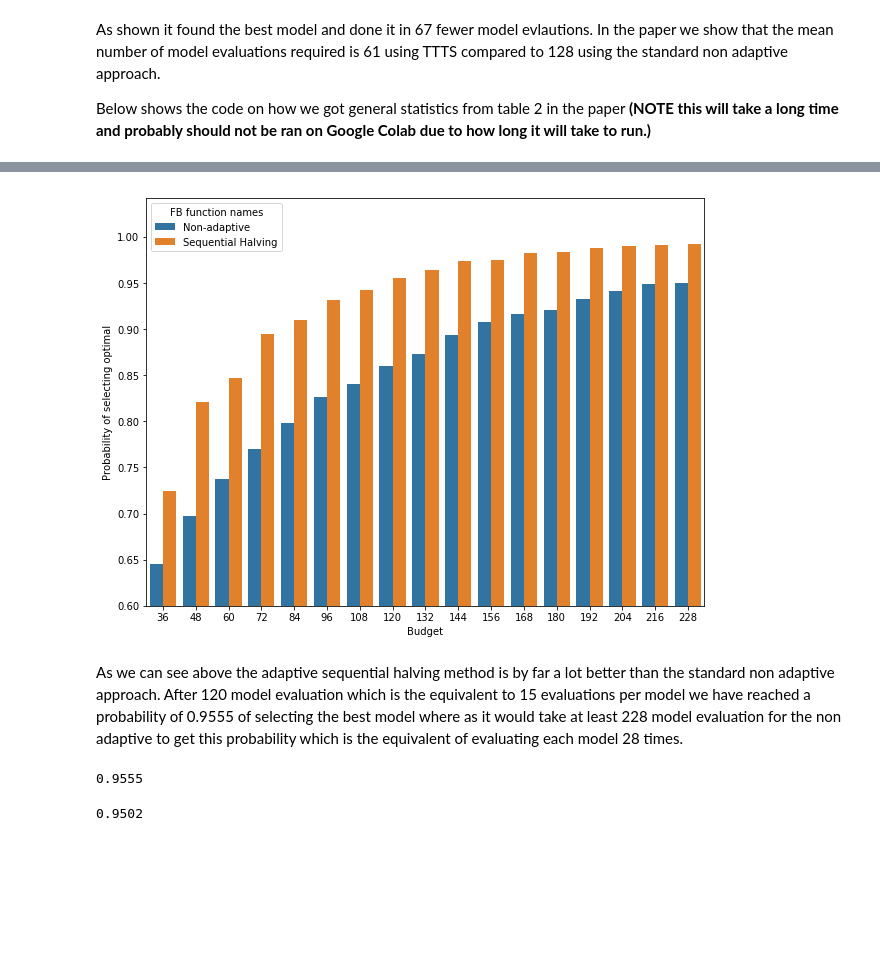
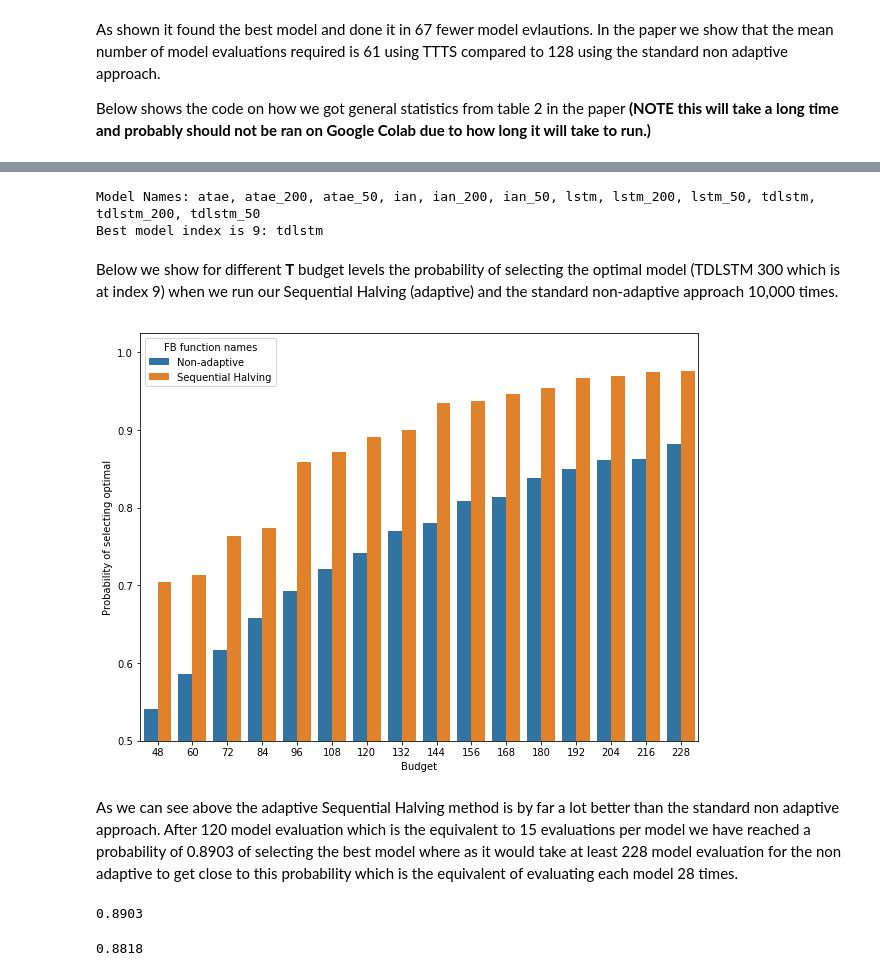
Before and after one commit to apmoore1/fiesta, a Jupyter notebook: notebooks/Advantages_of_Model_Selection.ipynb, the cells around one changed output, grey strips where cells are left out. Drawn from its saved outputs; the diff is of its cells as text; code cells hidden in the pictures; blank space fills up the shorter version.

```diff
--- a/notebooks/Advantages_of_Model_Selection.ipynb
+++ b/notebooks/Advantages_of_Model_Selection.ipynb
@@ -106,7 +114,7 @@ def fb_probability_plot(func_budget_correct: Dict[str, Dict[int, float]]
   g = sns.barplot(x="Budget", y="Probability of selecting optimal",
                   hue='FB function names', data=fb_prop_data, ci=None,
                   estimator=np.sum, ax=ax)
-  g.set(ylim=(0.6, None))
+  g.set(ylim=(0.5, None))
 # %% [markdown]
 # The advantages of better model selection algorthims.
 
@@ -158,0 +170,3 @@ seaborn_violin_plot(tdsa_f1_results)
+# %%
+tdsa_f1_results = get_data()
+seaborn_violin_plot(tdsa_f1_results, incl_200=False)
@@ -165,6 +181,8 @@ Here given these 8 models we want to find the best model with 95% confidence (p
 model_names: List[str] = []
 model_f1_scores: List[float] = []
 for model_name, model_scores in tdsa_f1_results.items():
+  if '200' in model_name:
+    continue
   model_names.append(model_name)
   model_f1_scores.append(model_scores)
 
@@ -238,32 +258,49 @@ Here given these 8 models and a budget of **T** model evaluations we want to mak
+# %%
+model_names_fb: List[str] = []
+model_f1_scores_fb: List[float] = []
+for model_name, model_scores in tdsa_f1_results.items():
+  model_names_fb.append(model_name)
+  model_f1_scores_fb.append(model_scores)
+
+# Model functions
+model_functions_fb = [model_generator(model_scores)
+                      for model_scores in model_f1_scores_fb]
+print(f'Model Names: {", ".join(model_names_fb)}')
+print(f'Best model index is 9: {model_names_fb[9]}')
+# %% [output]
+Model Names: atae, atae_200, atae_50, ian, ian_200, ian_50, lstm, lstm_200, lstm_50, tdlstm, tdlstm_200, tdlstm_50
+Best model index is 9: tdlstm
+# %% [markdown]
+Below we show for different **T** budget levels the probability of selecting the optimal model (TDLSTM 300 which is at index 9) when we run our Sequential Halving (adaptive) and the standard non-adaptive approach 10,000 times.
 # %%
-budgets = list(range(36, 229, 12)) # Increments of 12 from 36 to 228
+budgets = list(range(48, 229, 12)) # Increments of 12 from 48 to 228
 number_runs = 10000
-correct_model_index = 6
+correct_model_index = 9
 
 fb_func_pretty_names = ['Non-adaptive', 'Sequential Halving']
 fb_func_names = ['non_adaptive_fb', 'sequential_halving']
 fb_func_kwargs = {'data': [], 'split_function': dummy_split_function,
-                  'model_functions': model_functions}
+                  'model_functions': model_functions_fb}
 
 fb_func_budget_probability_correct: Dict[str, Dict[int, float]] = {'Non-adaptive': {},
                                                                    'Sequential Halving': {}}
 
 for budget in budgets:
   for fb_func_pretty_name, fb_func_name in zip(fb_func_pretty_names, fb_func_names):
     fb_func_kwargs['budget'] = budget
     probability_correct = fiesta.util.fb_func_stats(number_runs, correct_model_index,
                                                     fb_func_name, **fb_func_kwargs)
     fb_func_budget_probability_correct[fb_func_pretty_name][budget] = probability_correct
 fb_probability_plot(fb_func_budget_probability_correct)
 # %% [output]
-[figure, old version]
+[figure, new version]
 # %% [markdown]
-As we can see above the adaptive sequential halving method is by far a lot better than the standard non adaptive approach. After 120 model evaluation which is the equivalent to 15 evaluations per model we have reached a probability of 0.9555 of selecting the best model where as it would take at least 228 model evaluation for the non adaptive to get this probability which is the equivalent of evaluating each model 28 times.
+As we can see above the adaptive Sequential Halving method is by far a lot better than the standard non adaptive approach. After 120 model evaluation which is the equivalent to 15 evaluations per model we have reached a probability of 0.8903 of selecting the best model where as it would take at least 228 model evaluation for the non adaptive to get close to this probability which is the equivalent of evaluating each model 28 times.
 # %%
 fb_func_budget_probability_correct['Sequential Halving'][120]
 # %% [output]
-0.9555
+0.8903
 # %%
 fb_func_budget_probability_correct['Non-adaptive'][228]
 # %% [output]
-0.9502
+0.8818
```
Also changed, not shown: parts of 14 cells of this notebook.
